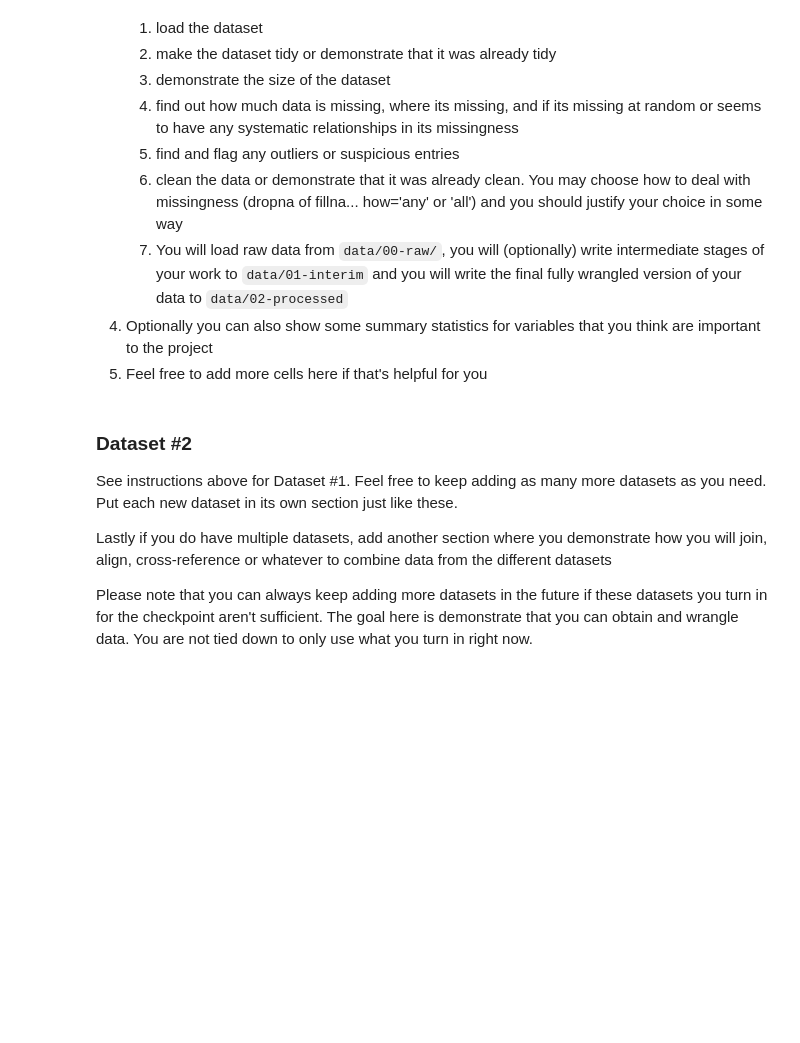
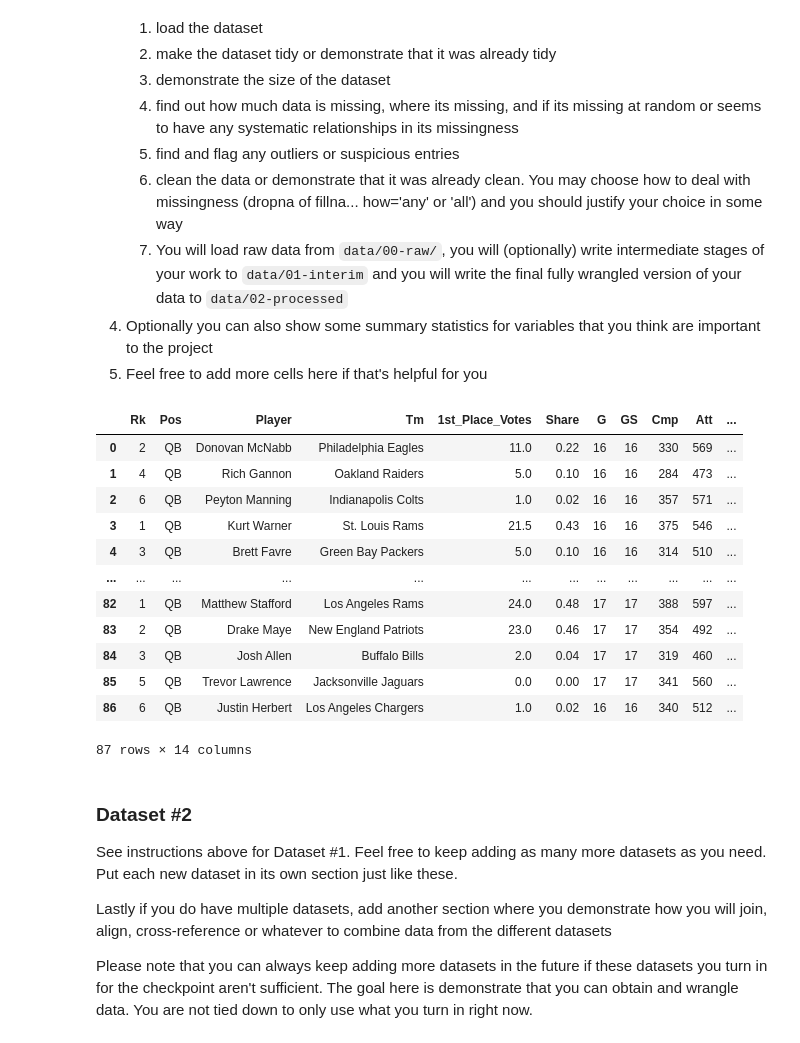
Before and after one commit to COGS108/Group105_WI26, a Jupyter notebook: 01-DataCheckpoint.ipynb, the cells around one changed output. Drawn from its saved outputs; the diff is of its cells as text; code cells hidden in the pictures; blank space fills up the shorter version.

```diff
--- a/01-DataCheckpoint.ipynb
+++ b/01-DataCheckpoint.ipynb
@@ -152,3 +153,61 @@ Instructions:
+# %%
+years = range(2000, 2026)
+votes_df_list = list()
+
+for year in years:
+    votes_df = pd.read_csv(f'data/00-raw/mvp_voting/mvp_voting_{year}.csv', header=1)
+    votes_df['year'] = year
+
+    if year < 2022:
+        votes_df.rename(columns={'Votes':'1st Place'}, inplace=True)
+    votes_df_list.append(votes_df)
+
+all_votes = pd.concat(votes_df_list)
+# %%
+cols_to_drop = [
+    'Att.1',
+    'Yds.1',
+    'TD.1',
+    'Rec',
+    'Yds.2',
+    'TD.2',
+    'Solo',
+    'Sk',
+    'Int.1',
+    '-9999',
+    'Vote Pts'
+]
+cols_rename = {
+    '1st Place': '1st_Place_Votes'
+}
+
+# dropping and renaming columns
+qb_votes = all_votes.drop(columns=cols_to_drop)
+qb_votes.rename(columns = cols_rename, inplace=True)
+
+# changing share % metric
+qb_votes['Share'] = qb_votes.groupby('year')['1st_Place_Votes'].transform(lambda x: x / x.sum())
+
+# filtering to select only Quarterbacks, resetting index
+qb_votes = qb_votes[qb_votes['Pos']=='QB']
+qb_votes.reset_index(drop=True, inplace=True)
+
+# qb_votes.to_csv('data/02-processed/qb_mvp_votes.csv', index=False)
+qb_votes
+# %% [output]
+|  | Rk | Pos | Player | Tm | 1st_Place_Votes | Share | G | GS | Cmp | Att | ... |
+| 0 | 2 | QB | Donovan McNabb | Philadelphia Eagles | 11.0 | 0.22 | 16 | 16 | 330 | 569 | ... |
+| 1 | 4 | QB | Rich Gannon | Oakland Raiders | 5.0 | 0.10 | 16 | 16 | 284 | 473 | ... |
+| 2 | 6 | QB | Peyton Manning | Indianapolis Colts | 1.0 | 0.02 | 16 | 16 | 357 | 571 | ... |
+| 3 | 1 | QB | Kurt Warner | St. Louis Rams | 21.5 | 0.43 | 16 | 16 | 375 | 546 | ... |
+| 4 | 3 | QB | Brett Favre | Green Bay Packers | 5.0 | 0.10 | 16 | 16 | 314 | 510 | ... |
+| ... | ... | ... | ... | ... | ... | ... | ... | ... | ... | ... | ... |
+| 82 | 1 | QB | Matthew Stafford | Los Angeles Rams | 24.0 | 0.48 | 17 | 17 | 388 | 597 | ... |
+| 83 | 2 | QB | Drake Maye | New England Patriots | 23.0 | 0.46 | 17 | 17 | 354 | 492 | ... |
+| 84 | 3 | QB | Josh Allen | Buffalo Bills | 2.0 | 0.04 | 17 | 17 | 319 | 460 | ... |
+| 85 | 5 | QB | Trevor Lawrence | Jacksonville Jaguars | 0.0 | 0.00 | 17 | 17 | 341 | 560 | ... |
+| 86 | 6 | QB | Justin Herbert | Los Angeles Chargers | 1.0 | 0.02 | 16 | 16 | 340 | 512 | ... |
+87 rows × 14 columns
 # %% [markdown]
 ### Dataset #2
 
```
Also changed, not shown: parts of 5 cells of this notebook, 26 other files.
